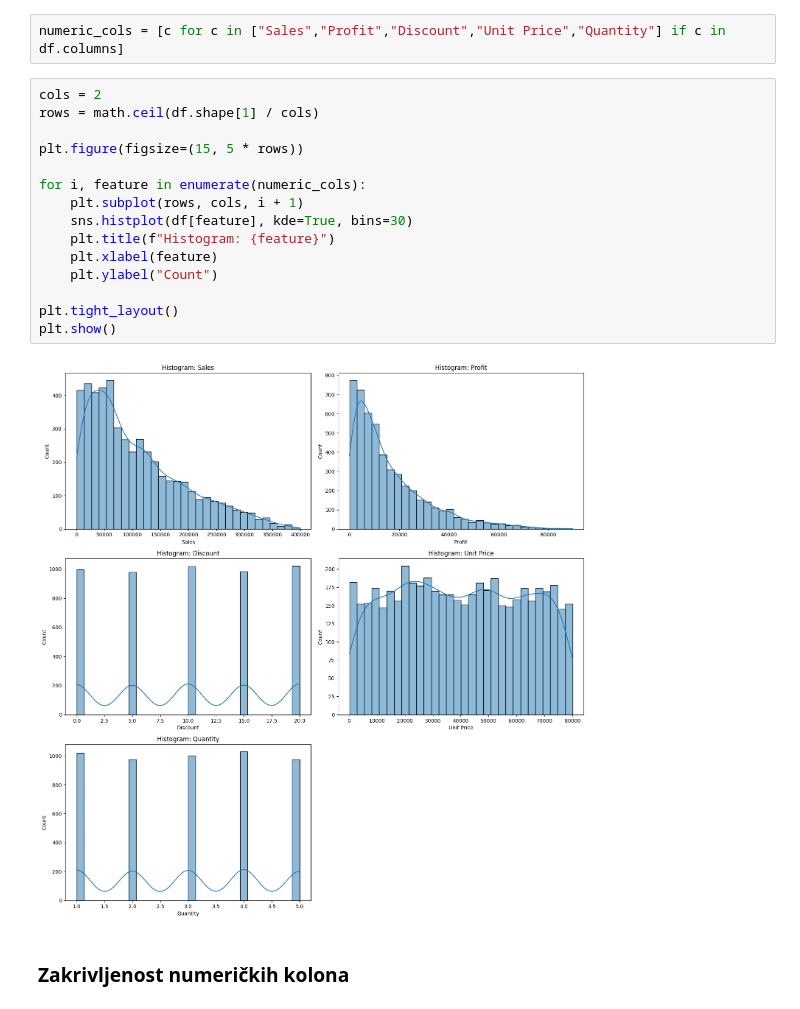
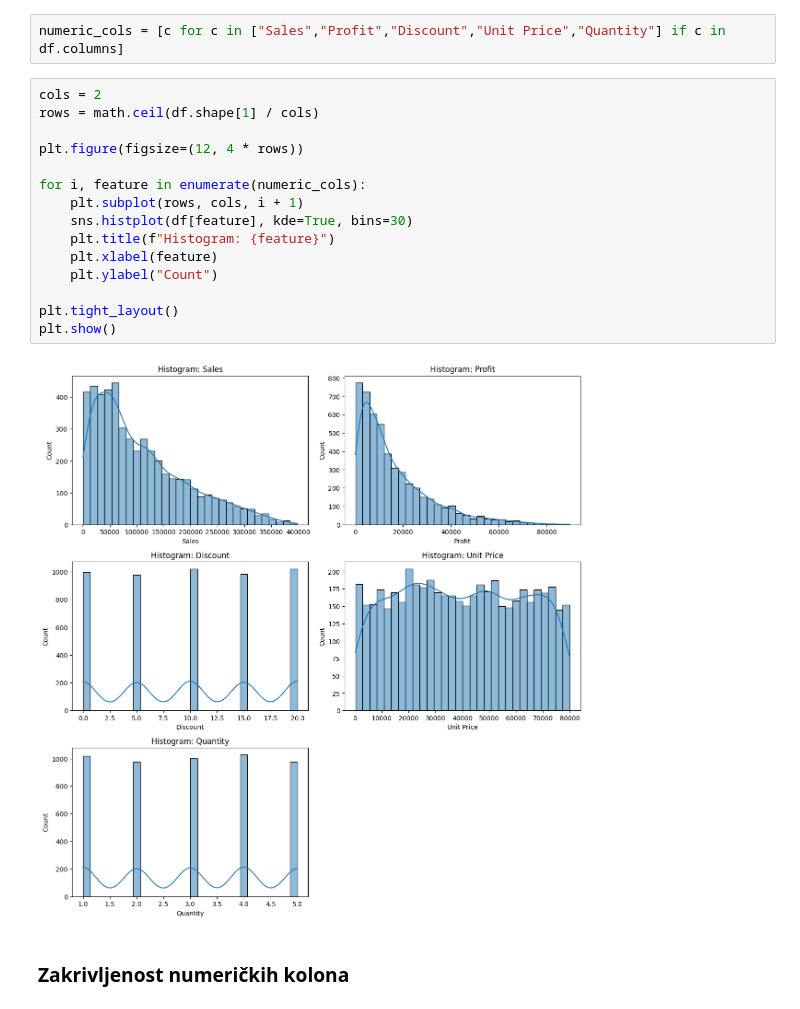
Before and after one commit to gavrilovicluka/machine-learning-projects, a Jupyter notebook: Projekat 2/Projekat2.ipynb, the cells around one changed output. Drawn from its saved outputs; the diff is of its cells as text.

```diff
--- a/Projekat 2/Projekat2.ipynb
+++ b/Projekat 2/Projekat2.ipynb
@@ -198,20 +202,20 @@ numeric_cols = [c for c in ["Sales","Profit","Discount","Unit Price","Quantity"]
 # %%
 cols = 2
 rows = math.ceil(df.shape[1] / cols)
 
-plt.figure(figsize=(15, 5 * rows))
+plt.figure(figsize=(12, 4 * rows))
 
 for i, feature in enumerate(numeric_cols):
     plt.subplot(rows, cols, i + 1)
     sns.histplot(df[feature], kde=True, bins=30)
     plt.title(f"Histogram: {feature}")
     plt.xlabel(feature)
     plt.ylabel("Count")
 
 plt.tight_layout()
 plt.show()
 # %% [output]
-[figure, old version]
+[figure, new version]
 # %% [markdown]
 ### Zakrivljenost numeričkih kolona
 # %%
```
Also changed, not shown: parts of 31 cells of this notebook.
